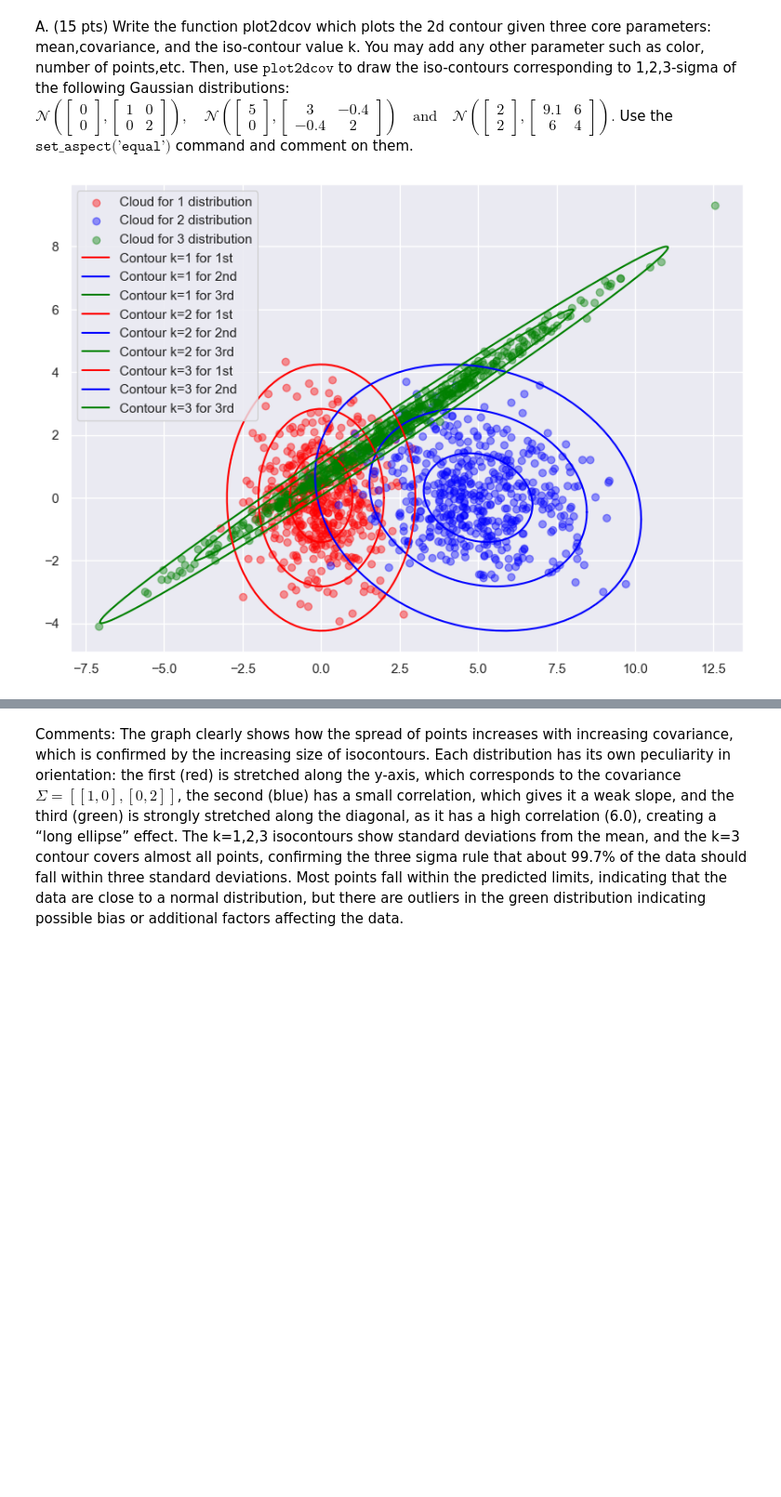
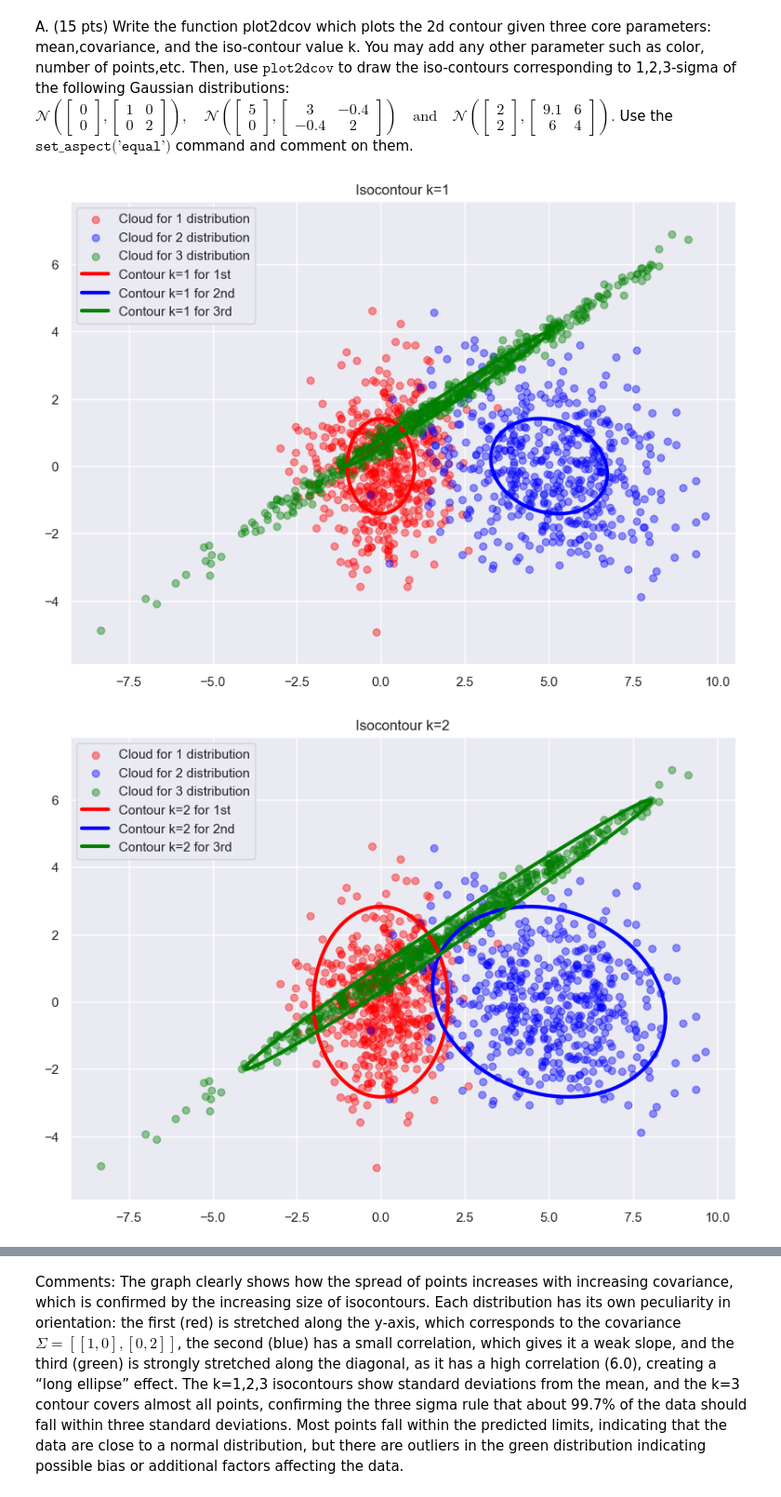
Before and after one commit to HerMak56/perception-in-robotics, a Jupyter notebook: HomeWork/PS1/PS1_Solution_German_Devchich.ipynb, the cells around one changed output, grey strips where cells are left out. Shown at 93% size. Saved outputs shown, nothing was run; the diff lists cells and outputs as text; code cells hidden in the pictures; blank space fills up the shorter version.

```diff
--- a/HomeWork/PS1/PS1_Solution_German_Devchich.ipynb
+++ b/HomeWork/PS1/PS1_Solution_German_Devchich.ipynb
@@ -165,12 +165,8 @@ $
 $
 Use the $\texttt{set\_aspect('equal')}$ command and comment on them.
 # %%
-import numpy as np
-import matplotlib.pyplot as plt
-from numpy.linalg import cholesky, svd
-
-def plot2dcov(mean: np.array, covariance: np.array, k_values: list, method: str = "SVD", num_points: int = 100):
-    angles = np.linspace(0, np.pi*2, num_points)
+def plot2dcov(mean, covariance, k_values, method="SVD", num_points=100):
+    angles = np.linspace(0, 2 * np.pi, num_points)
     points = np.hstack([np.cos(angles)[:, None], np.sin(angles)[:, None]])
 
     if method == "SVD":
@@ -183,44 +179,46 @@ def plot2dcov(mean: np.array, covariance: np.array, k_values: list, method: str
     for k in k_values:
         contour = (A @ (points * float(k)).T + mean).T
         contours[k] = contour
 
     return contours
 
 mean_1 = np.array([[0], [0]])
 cov_1 = np.array([[1, 0.0], [0.0, 2]])
 
 mean_2 = np.array([[5], [0]])
 cov_2 = np.array([[3, -0.4], [-0.4, 2]])
 
 mean_3 = np.array([[2], [2]])
 cov_3 = np.array([[9.1, 6.0], [6.0, 4]])
 
 k_levels = [1, 2, 3]
 colors = ['red', 'blue', 'green']
 
 cloud_1_points = np.random.multivariate_normal(mean_1.flatten(), cov_1, size=500)
 cloud_2_points = np.random.multivariate_normal(mean_2.flatten(), cov_2, size=500)
 cloud_3_points = np.random.multivariate_normal(mean_3.flatten(), cov_3, size=500)
 
 contours_1 = plot2dcov(mean_1, cov_1, k_levels, method='cholesky')
 contours_2 = plot2dcov(mean_2, cov_2, k_levels, method='cholesky')
 contours_3 = plot2dcov(mean_3, cov_3, k_levels, method='cholesky')
 
-plt.figure(figsize=(10, 7))
+for i, k in enumerate(k_levels):
+    plt.figure(figsize=(10, 7))
 
-plt.scatter(cloud_1_points[:, 0], cloud_1_points[:, 1], alpha=0.4, label='Cloud for 1 distribution', color=colors[0])
-plt.scatter(cloud_2_points[:, 0], cloud_2_points[:, 1], alpha=0.4, label='Cloud for 2 distribution', color=colors[1])
-plt.scatter(cloud_3_points[:, 0], cloud_3_points[:, 1], alpha=0.4, label='Cloud for 3 distribution', color=colors[2])
+    plt.scatter(cloud_1_points[:, 0], cloud_1_points[:, 1], alpha=0.4, label='Cloud for 1 distribution', color=colors[0])
+    plt.scatter(cloud_2_points[:, 0], cloud_2_points[:, 1], alpha=0.4, label='Cloud for 2 distribution', color=colors[1])
+    plt.scatter(cloud_3_points[:, 0], cloud_3_points[:, 1], alpha=0.4, label='Cloud for 3 distribution', color=colors[2])
 
-for k in k_levels:
-    plt.plot(contours_1[k][:, 0], contours_1[k][:, 1], label=f'Contour k={k} for 1st', color=colors[0])
-    plt.plot(contours_2[k][:, 0], contours_2[k][:, 1], label=f'Contour k={k} for 2nd', color=colors[1])
-    plt.plot(contours_3[k][:, 0], contours_3[k][:, 1], label=f'Contour k={k} for 3rd', color=colors[2])
+    plt.plot(contours_1[k][:, 0], contours_1[k][:, 1], label=f'Contour k={k} for 1st', color=colors[0],linewidth=3)
+    plt.plot(contours_2[k][:, 0], contours_2[k][:, 1], label=f'Contour k={k} for 2nd', color=colors[1],linewidth=3)
+    plt.plot(contours_3[k][:, 0], contours_3[k][:, 1], label=f'Contour k={k} for 3rd', color=colors[2],linewidth=3)
 
-plt.axis('equal')
-plt.legend()
-plt.grid()
-plt.gca().set_aspect('equal')
-plt.show()
+    plt.axis('equal')
+    plt.legend()
+    plt.grid()
+    plt.gca().set_aspect('equal')
+    plt.title(f"Isocontour k={k}")
+    plt.show()
 # %% [output]
-[figure, old version]
+[figure, new version]
+[figure, added]
```
Also changed, not shown: parts of 6 cells of this notebook, 4 other files.
